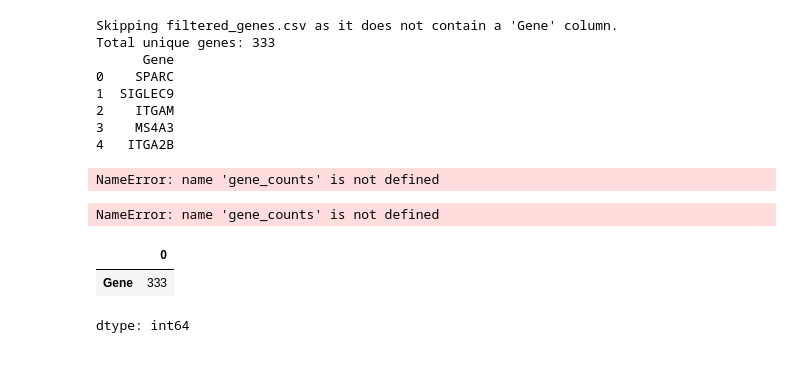
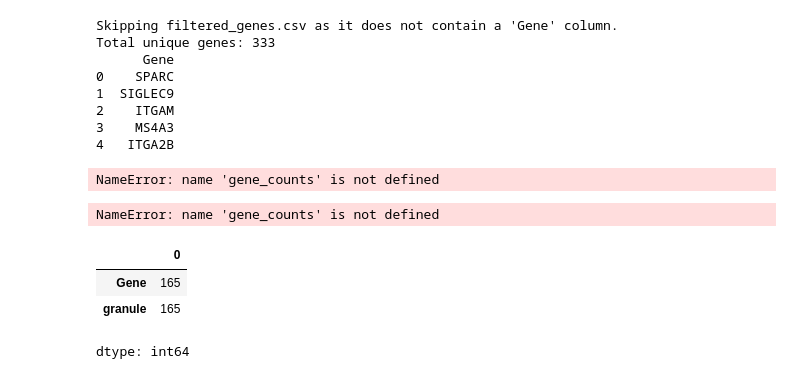
Before and after one commit to Krish-008/ML-modeling-and-Data-Analysis-for-T-ALL-dataset, a Jupyter notebook: Functional_Enrichment_and_pathway_Analysis.ipynb, the cells around one changed output. Cells and saved outputs as stored; diff of their text form; code cells hidden in the pictures.

```diff
--- a/Functional_Enrichment_and_pathway_Analysis.ipynb
+++ b/Functional_Enrichment_and_pathway_Analysis.ipynb
@@ -208,9 +216,10 @@ NameError: name 'gene_counts' is not defined
 # %%
 a = pd.read_csv('filtered_genes.csv')
 a.count()
-b= pd.read_csv('all_granule_unique_genes.csv')
+b= pd.read_csv('granule_unique_genes.csv')
 b.count()
 # %% [output]
 |  | 0 |
-| Gene | 333 |
+| Gene | 165 |
+| granule | 165 |
 dtype: int64
```
Also changed, not shown: parts of 1 cell of this notebook.
